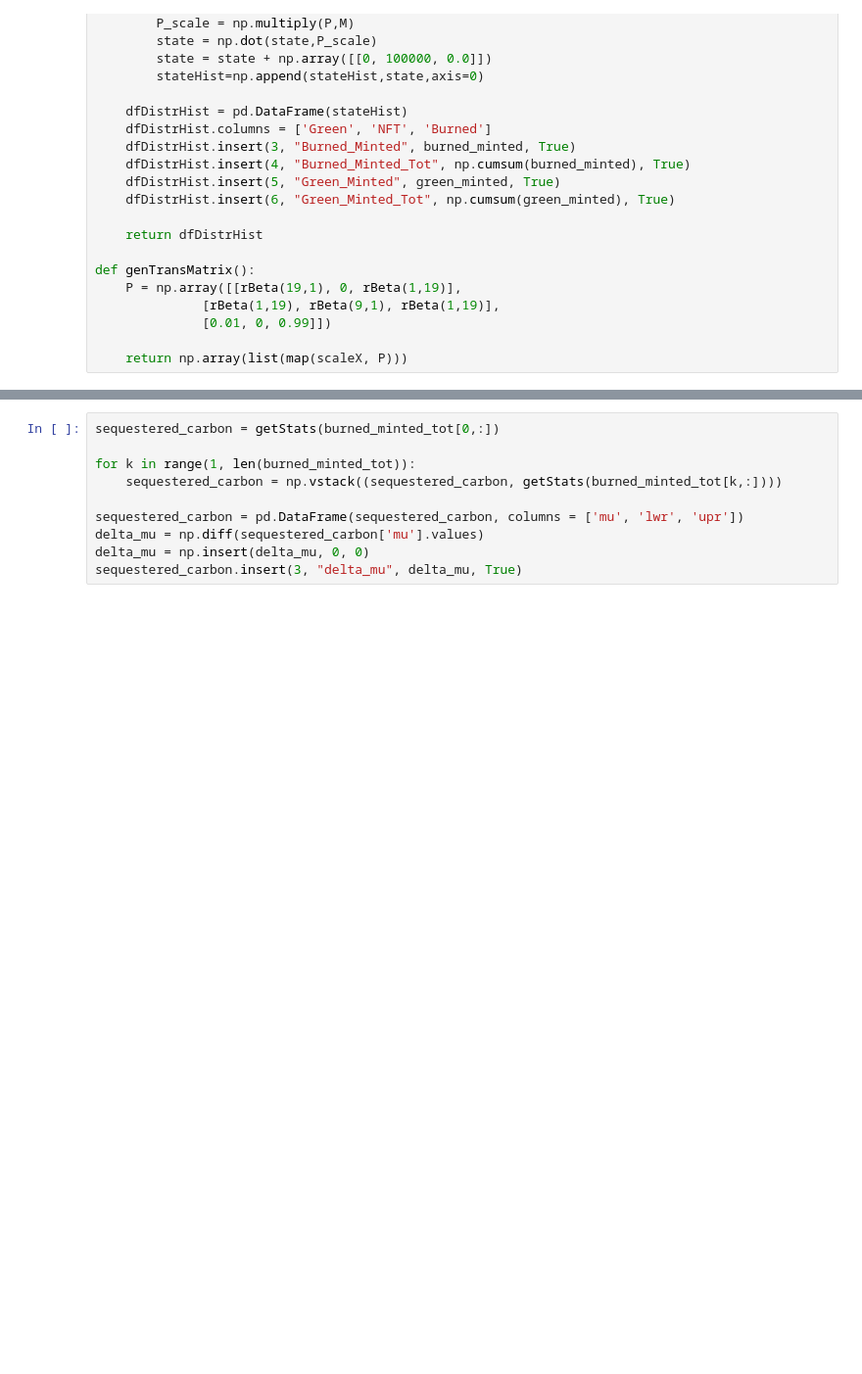
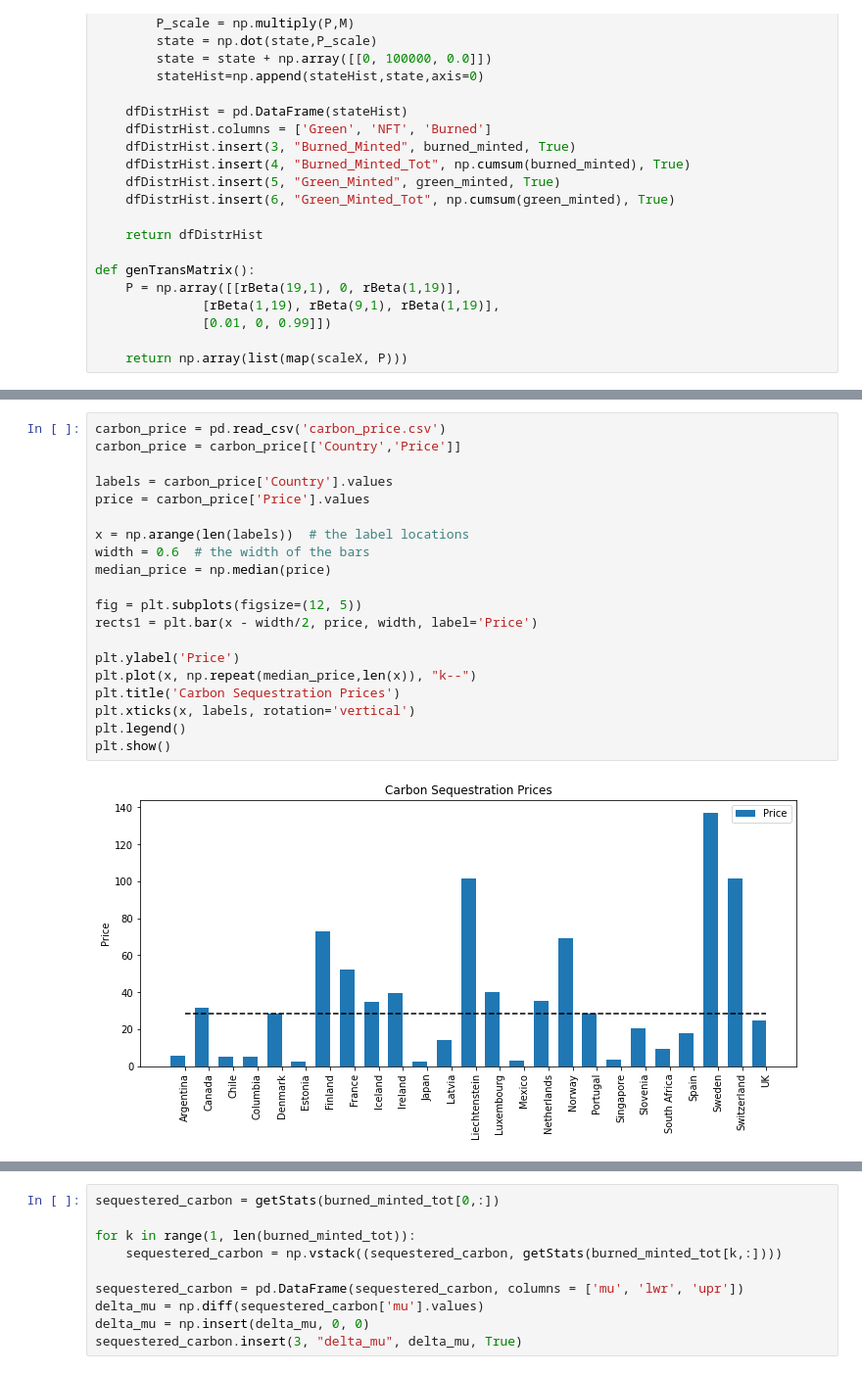
Before and after one commit to icmoore/syscoin-tex, a Jupyter notebook: carbon_renaissance/green_token_growth.ipynb, the cells around one changed output, grey strips where cells are left out. Shown: that part at 98% size. Cells and saved outputs as stored; diff of their text form; blank space fills up the shorter version.

```diff
--- a/carbon_renaissance/green_token_growth.ipynb
+++ b/carbon_renaissance/green_token_growth.ipynb
@@ -104,0 +105,22 @@ plt.tight_layout()
+# %%
+carbon_price = pd.read_csv('carbon_price.csv')
+carbon_price = carbon_price[['Country','Price']]
+
+labels = carbon_price['Country'].values
+price = carbon_price['Price'].values
+
+x = np.arange(len(labels))  # the label locations
+width = 0.6  # the width of the bars
+median_price = np.median(price)
+
+fig = plt.subplots(figsize=(12, 5))
+rects1 = plt.bar(x - width/2, price, width, label='Price')
+
+plt.ylabel('Price')
+plt.plot(x, np.repeat(median_price,len(x)), "k--")
+plt.title('Carbon Sequestration Prices')
+plt.xticks(x, labels, rotation='vertical')
+plt.legend()
+plt.show()
+# %% [output]
+[figure, added]
```
Also changed, not shown: parts of 8 cells of this notebook, 27 other files.
